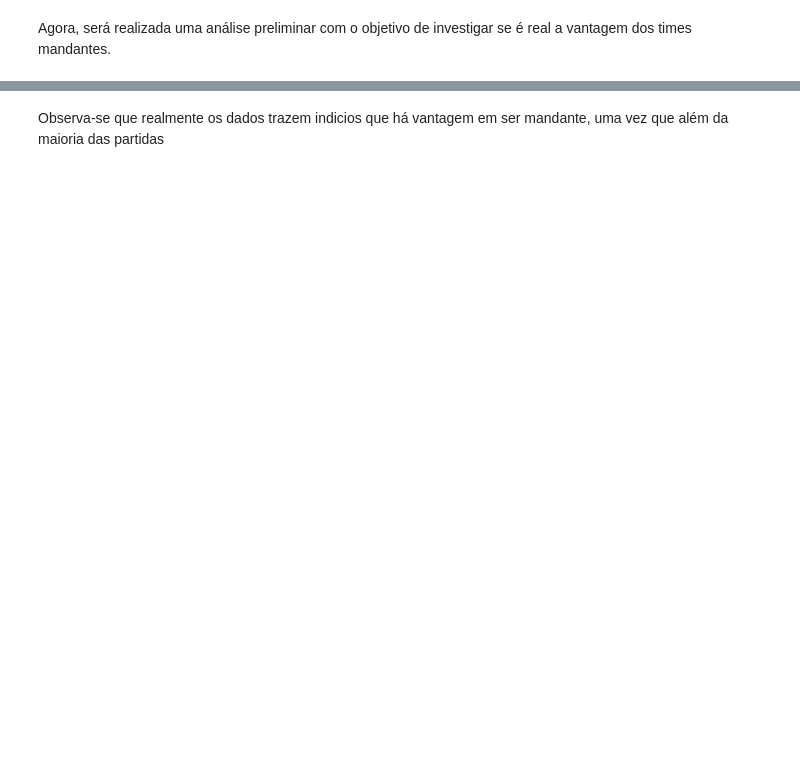
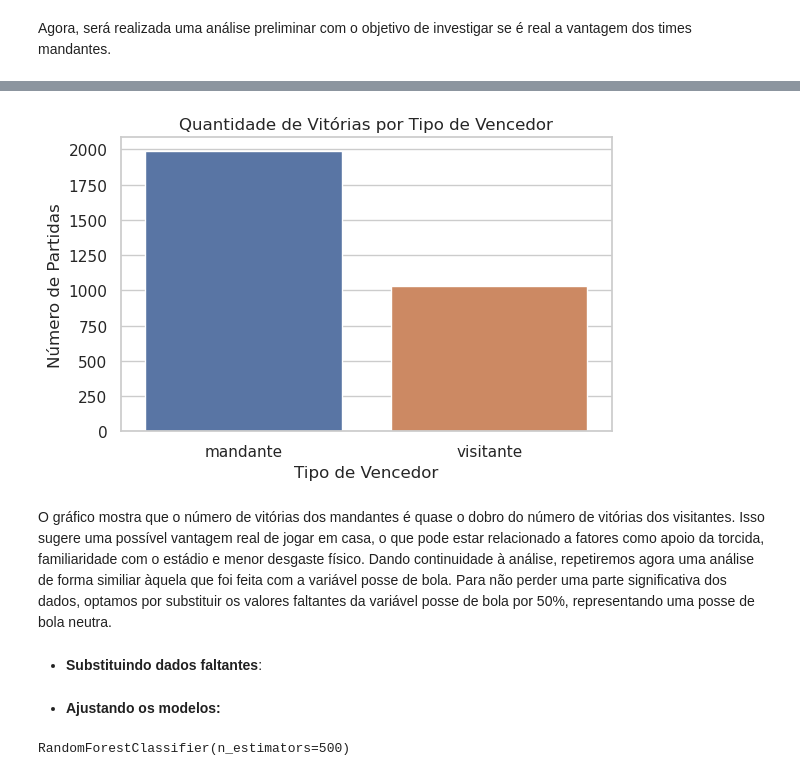
Before and after one commit to lucas-battisti/desafio-tecnico, a Jupyter notebook: notebook.ipynb, the cells around one changed output, grey strips where cells are left out. Cells and saved outputs as stored; diff of their text form; code cells hidden in the pictures; blank space fills up the shorter version.

Commit message:
Análise de mandante

```diff
--- a/notebook.ipynb
+++ b/notebook.ipynb
@@ -597,2 +599,25 @@ Agora, será realizada uma análise preliminar com o objetivo de investigar se
+# %%
+# Cria uma coluna que indica se o vencedor é mandante ou visitante
+df_full['tipo_vencedor'] = df_full.apply(
+    lambda row: 'mandante' if row['vencedor'] == row['mandante']
+    else ('visitante' if row['vencedor'] == row['visitante'] else None),
+    axis=1
+)
+
+# Gráfico de barras
+plt.figure(figsize=(6, 4))
+sns.countplot(data=df_full[['tipo_vencedor']].dropna(), # Remove os empates
+               x='tipo_vencedor', hue = 'tipo_vencedor')
+
+plt.title('Quantidade de Vitórias por Tipo de Vencedor')
+plt.xlabel('Tipo de Vencedor')
+plt.ylabel('Número de Partidas')
+plt.tight_layout()
+plt.show()
+# %% [output]
+[figure, added]
 # %% [markdown]
-Observa-se que realmente os dados trazem indicios que há vantagem em ser mandante, uma vez que além da maioria das partidas
+O gráfico mostra que o número de vitórias dos mandantes é quase o dobro do número de vitórias dos visitantes. Isso sugere uma possível vantagem real de jogar em casa, o que pode estar relacionado a fatores como apoio da torcida, familiaridade com o estádio e menor desgaste físico.
+Dando continuidade à análise, repetiremos agora uma análise de forma similiar àquela que foi feita com a variável posse de bola. Para não perder uma parte significativa dos dados, optamos por substituir os valores faltantes da variável posse de bola por 50%, representando uma posse de bola neutra.
+# %% [markdown]
+* **Substituindo dados faltantes**:
@@ -598,0 +627,30 @@ Observa-se que realmente os dados trazem indicios que há vantagem em ser mandan
+# %% [markdown]
+* **Ajustando os modelos:**
+# %%
+from sklearn.model_selection import train_test_split
+from sklearn.linear_model import LogisticRegression
+from sklearn.ensemble import RandomForestClassifier
+from sklearn.pipeline import make_pipeline
+from sklearn.preprocessing import StandardScaler
+
+# Remove os dados faltantes de posse de bola
+
+# Define a variável resposta
+y = df_dados['vitoria']
+
+# Define os preditores (removendo a variável resposta)
+X = df_dados.drop(columns=['vitoria'])
+
+# Divide em treino (75%) e teste (25%)
+X_train, X_test, y_train, y_test = train_test_split(X, y, test_size = 0.25)
+
+# Treina os modelos
+logistica = LogisticRegression(penalty=None, # Nenhuma penalidade (Lasso/Ridge)
+                               solver='saga', max_iter=10000) # Parâmetros para não haver não convergência
+
+floresta = RandomForestClassifier(n_estimators=500) # 100 árvores
+
+logistica.fit(X_train, y_train)
+floresta.fit(X_train, y_train)
+# %% [output]
+RandomForestClassifier(n_estimators=500)
```
Also changed, not shown: parts of 25 cells of this notebook.
